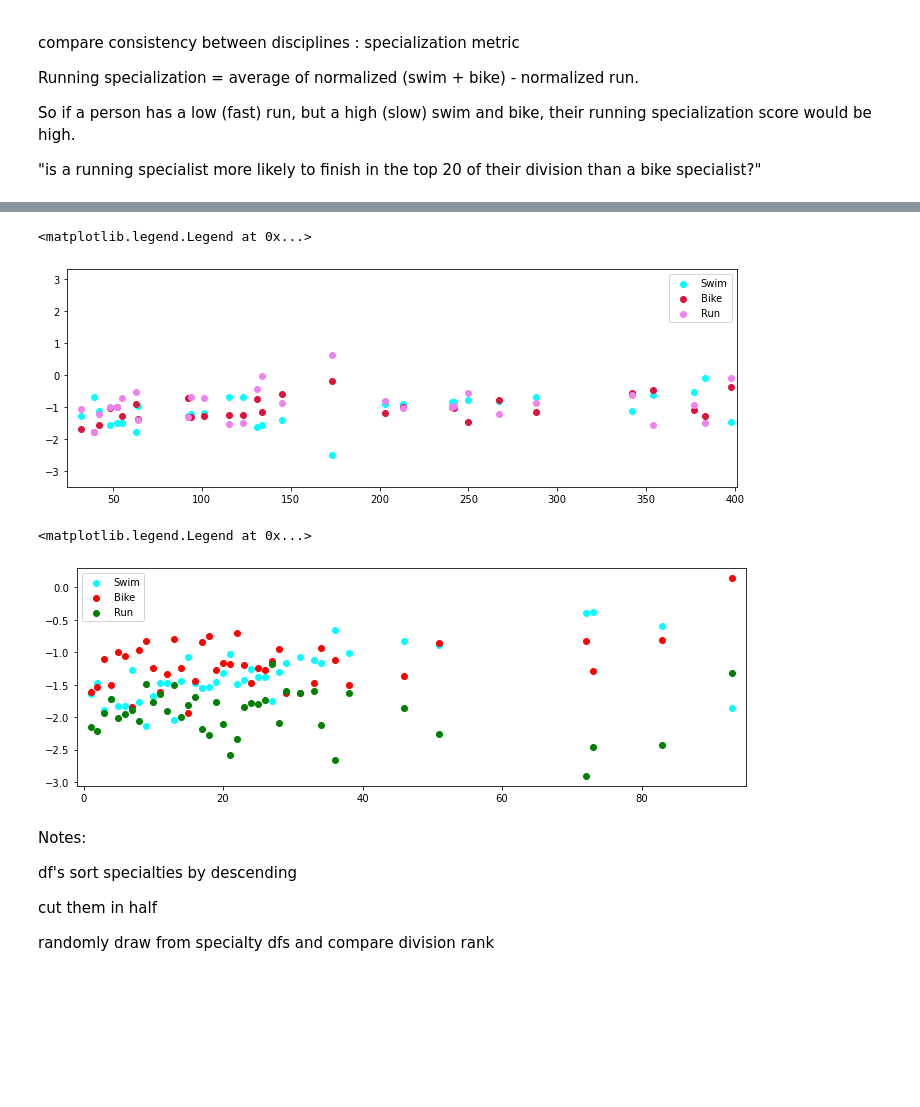
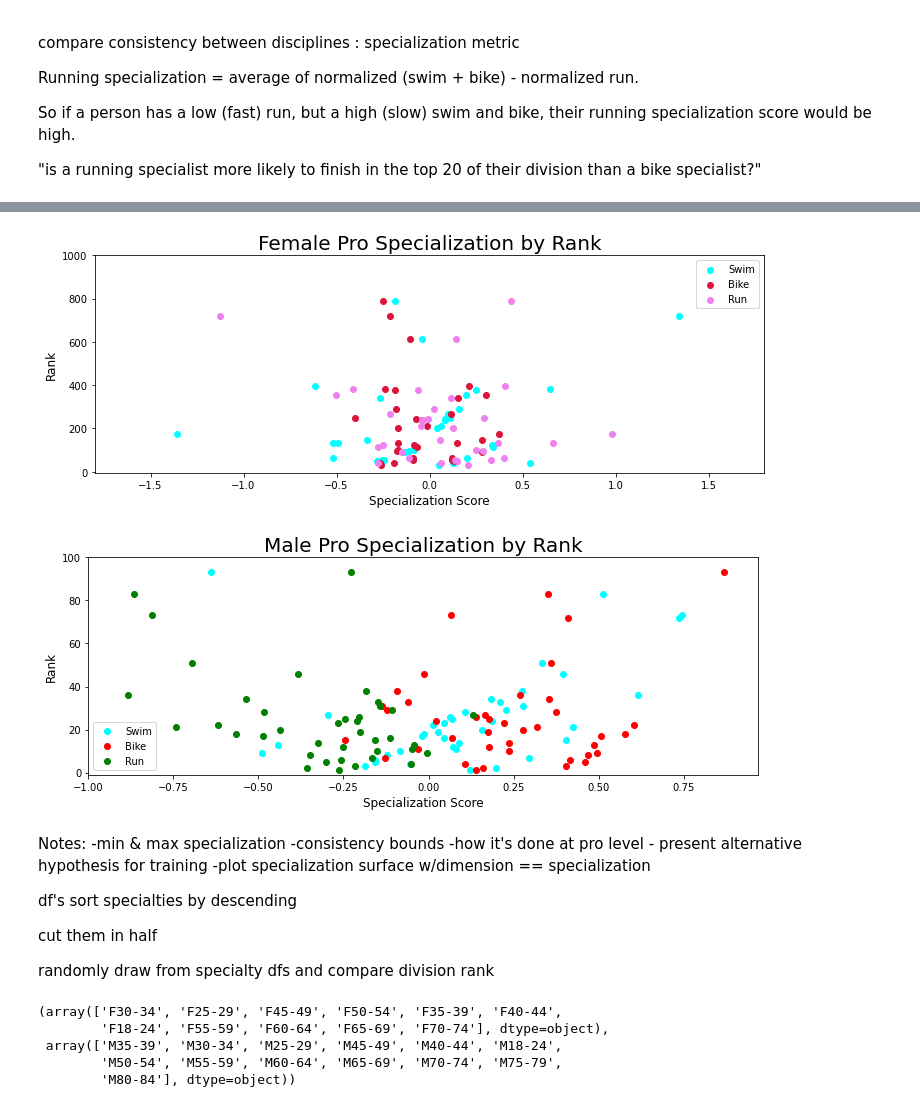
Before and after one commit to czaloumi/ironman-2019, a Jupyter notebook: ironman19.ipynb, the cells around one changed output, grey strips where cells are left out. Cells and saved outputs as stored; diff of their text form; code cells hidden in the pictures; blank space fills up the shorter version.

```diff
--- a/ironman19.ipynb
+++ b/ironman19.ipynb
@@ -653,9 +601,8 @@ def specialize(row):
+# %%
+for discipline in ['Swim', 'Bike', 'Run']:
+    df[f'Specialize {discipline}'] = df.apply(specialize, args=(discipline,), axis=1)
 # %%
-df['Specialize Run'] = df.apply(specialize, axis=1)
+df.drop(['Specialize Run', 'Specialize Swim', 'Specialize Bike'], axis=1, inplace=True)
-# %%
-df['Specialize Swim'] = df.apply(specialize, axis=1)
-# %%
-df['Specialize Bike'] = df.apply(specialize, axis=1)
 # %%
 df
 # %% [output]
@@ -682,30 +629,51 @@ male_agegroups = male_results[male_results['Division'] != 'MPRO']
 # %%
 fig, ax = plt.subplots(1, figsize=(12,4))
 
-ax.scatter(fem_pro['Overall Rank'], fem_pro['Specialize Swim'], color='aqua', label='Swim')
-ax.scatter(fem_pro['Overall Rank'], fem_pro['Specialize Bike'], color='crimson', label='Bike')
-ax.scatter(fem_pro['Overall Rank'], fem_pro['Specialize Run'], color='violet', label='Run')
-ax.set_xbound(24, 401)
+ax.scatter(fem_pro['Specialize Swim'], fem_pro['Overall Rank'], color='aqua', label='Swim')
+ax.scatter(fem_pro['Specialize Bike'], fem_pro['Overall Rank'], color='crimson', label='Bike')
+ax.scatter(fem_pro['Specialize Run'], fem_pro['Overall Rank'], color='violet', label='Run')
+ax.set_title('Female Pro Specialization by Rank', fontsize=20)
+ax.set_xlabel('Specialization Score', fontsize=12)
+ax.set_ylabel('Rank', fontsize=12)
+ax.set_xbound(-1.8,)
+ax.set_ybound(-5,1000)
 ax.legend()
 # %% [output]
-<matplotlib.legend.Legend at 0x...>
-[figure, old version]
+[figure, new version]
 # %%
 fig, ax = plt.subplots(1, figsize=(12,4))
 
-ax.scatter(male_pro['Overall Rank'], male_pro['Specialize Swim'], color='aqua', label='Swim')
-ax.scatter(male_pro['Overall Rank'], male_pro['Specialize Bike'], color='red', label='Bike')
-ax.scatter(male_pro['Overall Rank'], male_pro['Specialize Run'], color='green', label='Run')
-ax.set_xbound(-1, 95)
+ax.scatter(male_pro['Specialize Swim'], male_pro['Overall Rank'], color='aqua', label='Swim')
+ax.scatter( male_pro['Specialize Bike'], male_pro['Overall Rank'],color='red', label='Bike')
+ax.scatter( male_pro['Specialize Run'], male_pro['Overall Rank'],color='green', label='Run')
+ax.set_title('Male Pro Specialization by Rank', fontsize=20)
+ax.set_xlabel('Specialization Score', fontsize=12)
+ax.set_ylabel('Rank', fontsize=12)
+ax.set_xbound(-1,)
+ax.set_ybound(-1, 100)
 ax.legend()
 # %% [output]
-<matplotlib.legend.Legend at 0x...>
-[figure, old version]
+[figure, new version]
 # %% [markdown]
 Notes:
+-min & max specialization
+-consistency bounds
+-how it's done at pro level - present alternative hypothesis for training
+-plot specialization surface w/dimension == specialization
+
 
 df's sort specialties by descending
 
 cut them in half
 
 randomly draw from specialty dfs and compare division rank
+# %%
+male_div_list = male_agegroups.Division.unique()
+fem_div_list = fem_agegroups.Division.unique()
+fem_div_list, male_div_list
+# %% [output]
+(array(['F30-34', 'F25-29', 'F45-49', 'F50-54', 'F35-39', 'F40-44',
+        'F18-24', 'F55-59', 'F60-64', 'F65-69', 'F70-74'], dtype=object),
+ array(['M35-39', 'M30-34', 'M25-29', 'M45-49', 'M40-44', 'M18-24',
+        'M50-54', 'M55-59', 'M60-64', 'M65-69', 'M70-74', 'M75-79',
+        'M80-84'], dtype=object))
```
Also changed, not shown: parts of 27 cells of this notebook.
